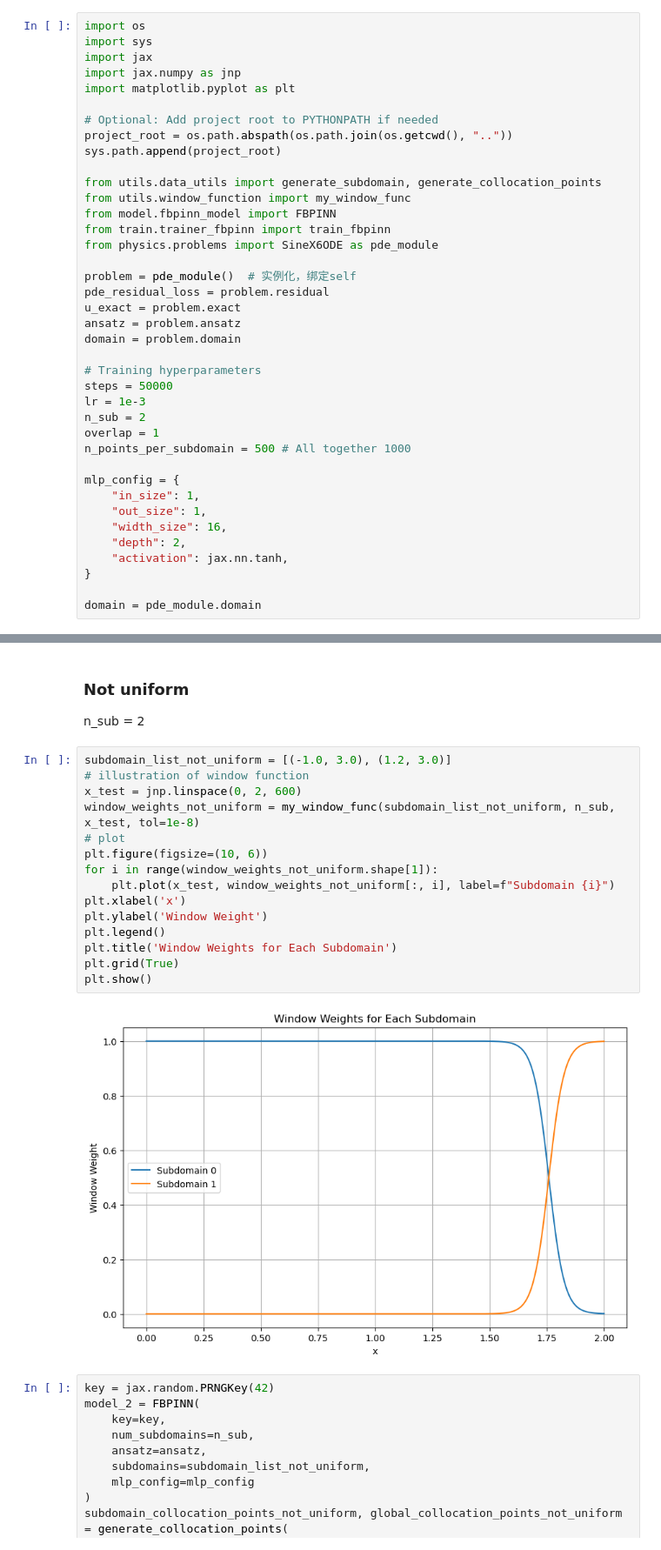
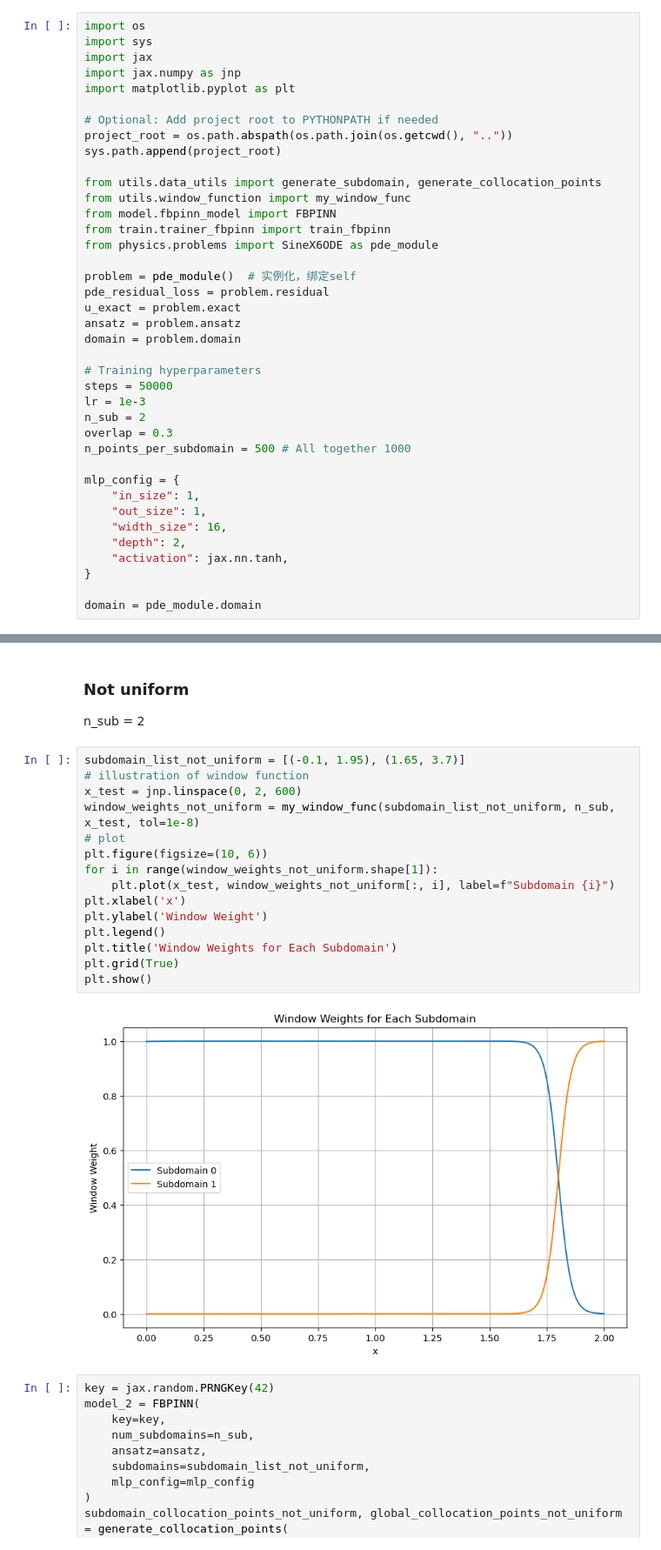
Before and after one commit to orangebowl/thesis_project, a Jupyter notebook: notebook/DD_extreme.ipynb, the cells around one changed output, grey strips where cells are left out. Shown at 87% size. Saved outputs shown, nothing was run; the diff lists cells and outputs as text.

```diff
--- a/notebook/DD_extreme.ipynb
+++ b/notebook/DD_extreme.ipynb
@@ -48,7 +48,7 @@ domain = problem.domain
 steps = 50000
 lr = 1e-3
 n_sub = 2
-overlap = 1
+overlap = 0.3
 n_points_per_subdomain = 500 # All together 1000
 
 mlp_config = {
@@ -177,22 +177,22 @@ plot_fbpinn_summary(
 ### Not uniform
 n_sub = 2
 # %%
-subdomain_list_not_uniform = [(-1.0, 3.0), (1.2, 3.0)]
+subdomain_list_not_uniform = [(-0.1, 1.95), (1.65, 3.7)]
 # illustration of window function
 x_test = jnp.linspace(0, 2, 600)
 window_weights_not_uniform = my_window_func(subdomain_list_not_uniform, n_sub, x_test, tol=1e-8)
 # plot
 plt.figure(figsize=(10, 6))
 for i in range(window_weights_not_uniform.shape[1]):
     plt.plot(x_test, window_weights_not_uniform[:, i], label=f"Subdomain {i}")
 plt.xlabel('x')
 plt.ylabel('Window Weight')
 plt.legend()
 plt.title('Window Weights for Each Subdomain')
 plt.grid(True)
 plt.show()
 # %% [output]
-[figure, old version]
+[figure, new version]
 # %%
 key = jax.random.PRNGKey(42)
 model_2 = FBPINN(
```
Also changed, not shown: parts of 6 cells of this notebook, 6 other files.
